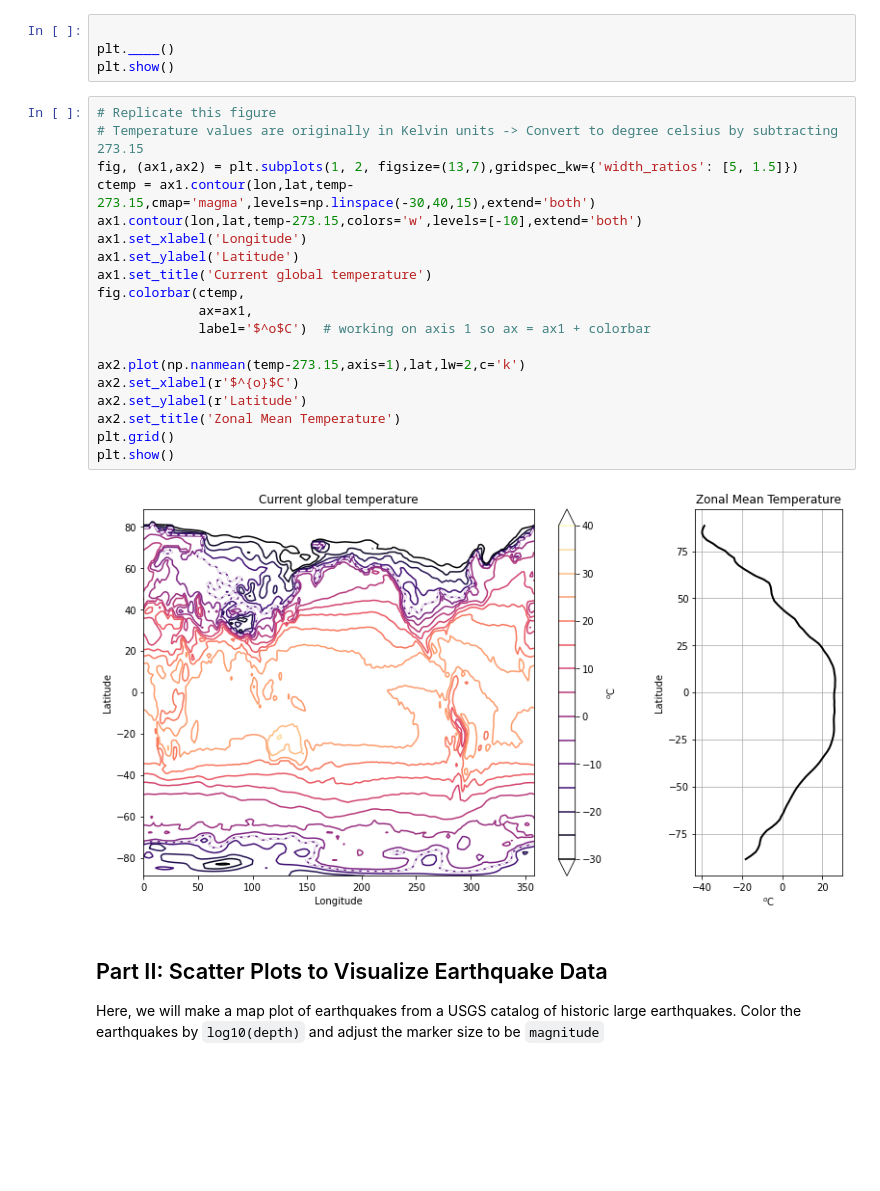
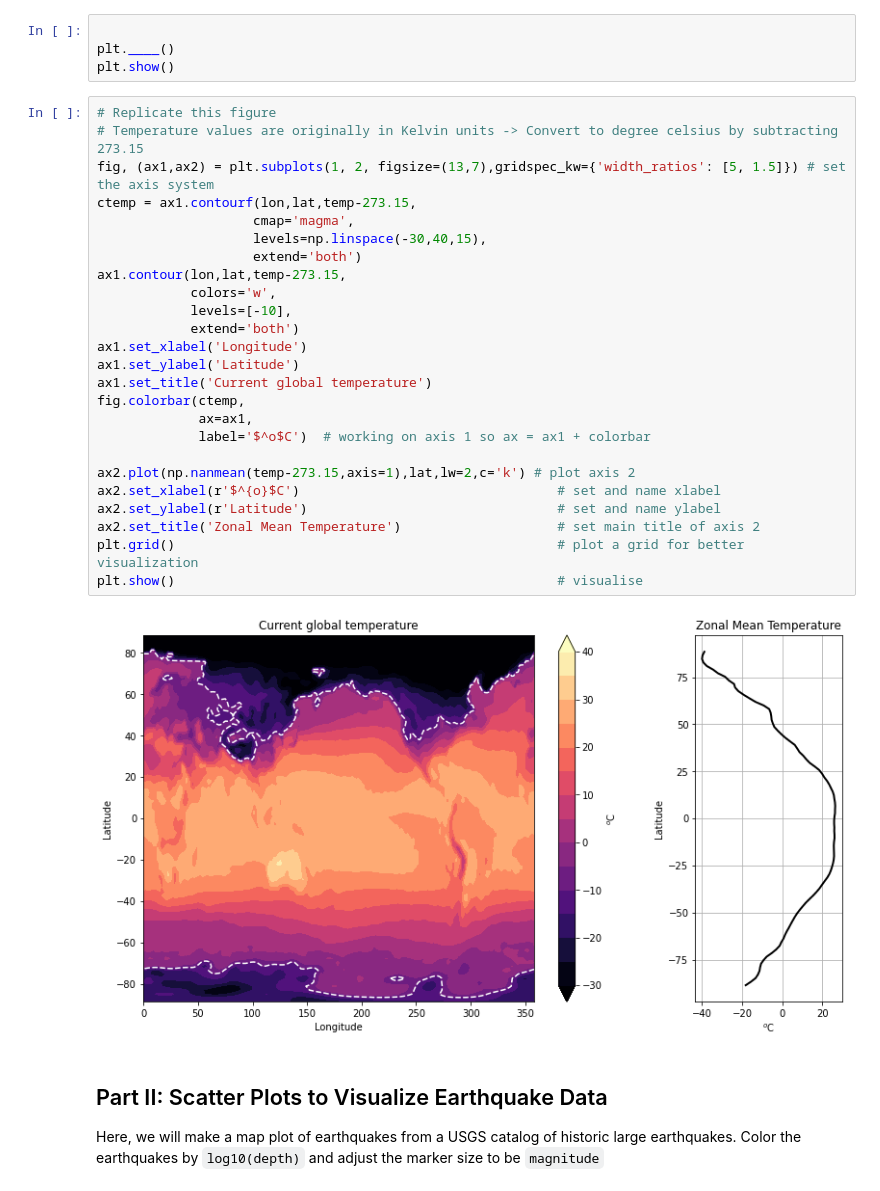
Before and after one commit to Etienne-98/2022_Intro_Python, a Jupyter notebook: Exercises/W2_S2.ipynb, the cells around one changed output. Cells and saved outputs as stored; diff of their text form; blank space fills up the shorter version.

```diff
--- a/Exercises/W2_S2.ipynb
+++ b/Exercises/W2_S2.ipynb
@@ -107,24 +110,30 @@ plt.show()
 # %%
 # Replicate this figure
 # Temperature values are originally in Kelvin units -> Convert to degree celsius by subtracting 273.15
-fig, (ax1,ax2) = plt.subplots(1, 2, figsize=(13,7),gridspec_kw={'width_ratios': [5, 1.5]})
-ctemp = ax1.contour(lon,lat,temp-273.15,cmap='magma',levels=np.linspace(-30,40,15),extend='both')
-ax1.contour(lon,lat,temp-273.15,colors='w',levels=[-10],extend='both')
+fig, (ax1,ax2) = plt.subplots(1, 2, figsize=(13,7),gridspec_kw={'width_ratios': [5, 1.5]}) # set the axis system
+ctemp = ax1.contourf(lon,lat,temp-273.15,
+                    cmap='magma',
+                    levels=np.linspace(-30,40,15),
+                    extend='both')
+ax1.contour(lon,lat,temp-273.15,
+            colors='w',
+            levels=[-10],
+            extend='both')
 ax1.set_xlabel('Longitude')
 ax1.set_ylabel('Latitude')
 ax1.set_title('Current global temperature')
 fig.colorbar(ctemp,
              ax=ax1,
              label='$^o$C')  # working on axis 1 so ax = ax1 + colorbar
 
-ax2.plot(np.nanmean(temp-273.15,axis=1),lat,lw=2,c='k')
-ax2.set_xlabel(r'$^{o}$C')
-ax2.set_ylabel(r'Latitude')
-ax2.set_title('Zonal Mean Temperature')
-plt.grid()
-plt.show()
+ax2.plot(np.nanmean(temp-273.15,axis=1),lat,lw=2,c='k') # plot axis 2
+ax2.set_xlabel(r'$^{o}$C')                                 # set and name xlabel
+ax2.set_ylabel(r'Latitude')                                # set and name ylabel
+ax2.set_title('Zonal Mean Temperature')                    # set main title of axis 2
+plt.grid()                                                 # plot a grid for better visualization
+plt.show()                                                 # visualise
 # %% [output]
-[figure, old version]
+[figure, new version]
 # %% [markdown]
 ## Part II: Scatter Plots to Visualize Earthquake Data
 Here, we will make a map plot of earthquakes from a USGS catalog of historic large earthquakes. Color the earthquakes by `log10(depth)` and adjust the marker size to be `magnitude`
```
Also changed, not shown: parts of 7 cells of this notebook.
